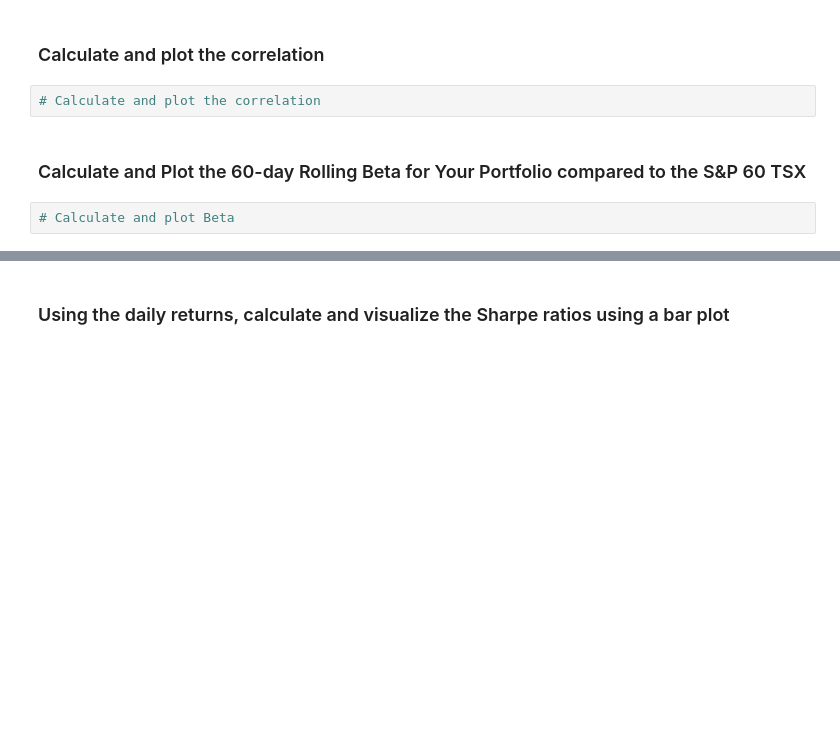
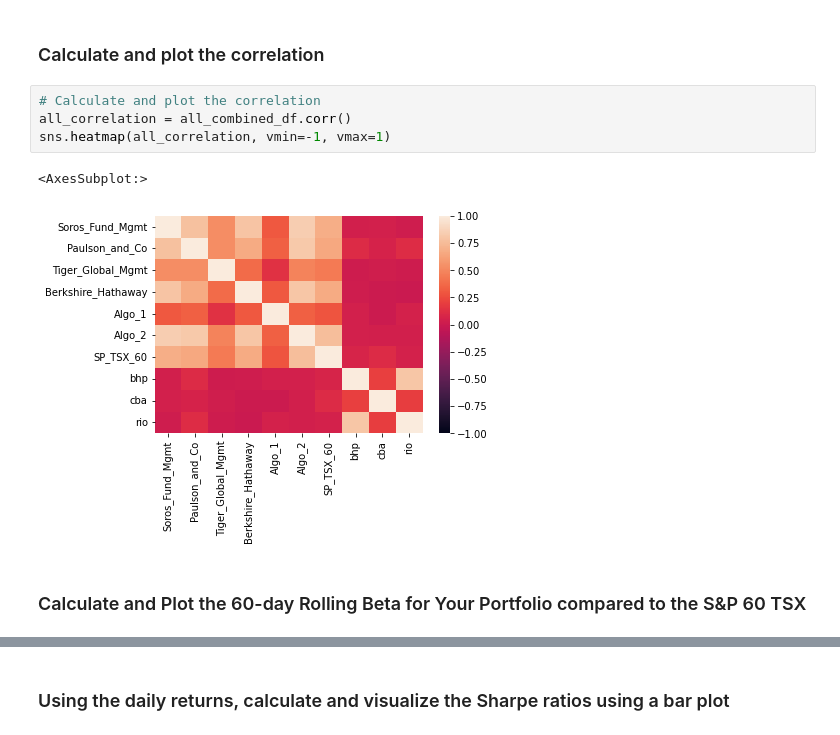
Before and after one commit to VeronicaHurtado/FinTech-Module4-Challenge, a Jupyter notebook: whale_analysis.ipynb, the cells around one changed output, grey strips where cells are left out. Cells and saved outputs as stored; diff of their text form; blank space fills up the shorter version.

```diff
--- a/whale_analysis.ipynb
+++ b/whale_analysis.ipynb
@@ -663,7 +699,10 @@ all_21d_std.plot(figsize=(20, 10), title='Rolling 21-Day Standard Deviation')
 ### Calculate and plot the correlation
 # %%
 # Calculate and plot the correlation
+all_correlation = all_combined_df.corr()
+sns.heatmap(all_correlation, vmin=-1, vmax=1)
+# %% [output]
+<AxesSubplot:>
+[figure, added]
 # %% [markdown]
 ### Calculate and Plot the 60-day Rolling Beta for Your Portfolio compared to the S&P 60 TSX
-# %%
-# Calculate and plot Beta
```
Also changed, not shown: parts of 30 cells of this notebook, 1 other file.
